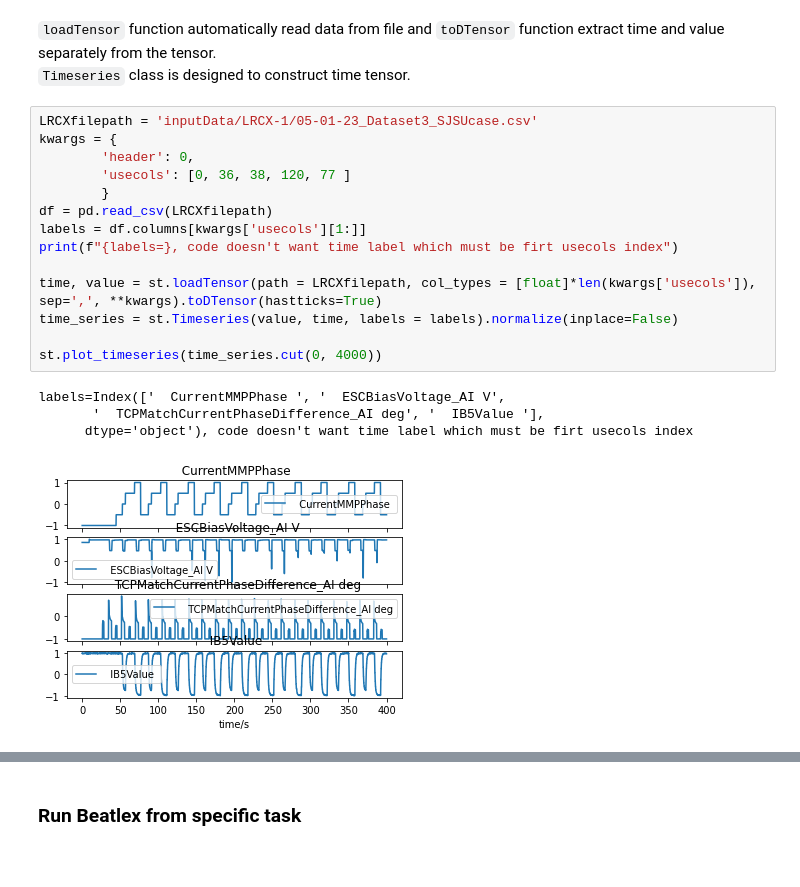
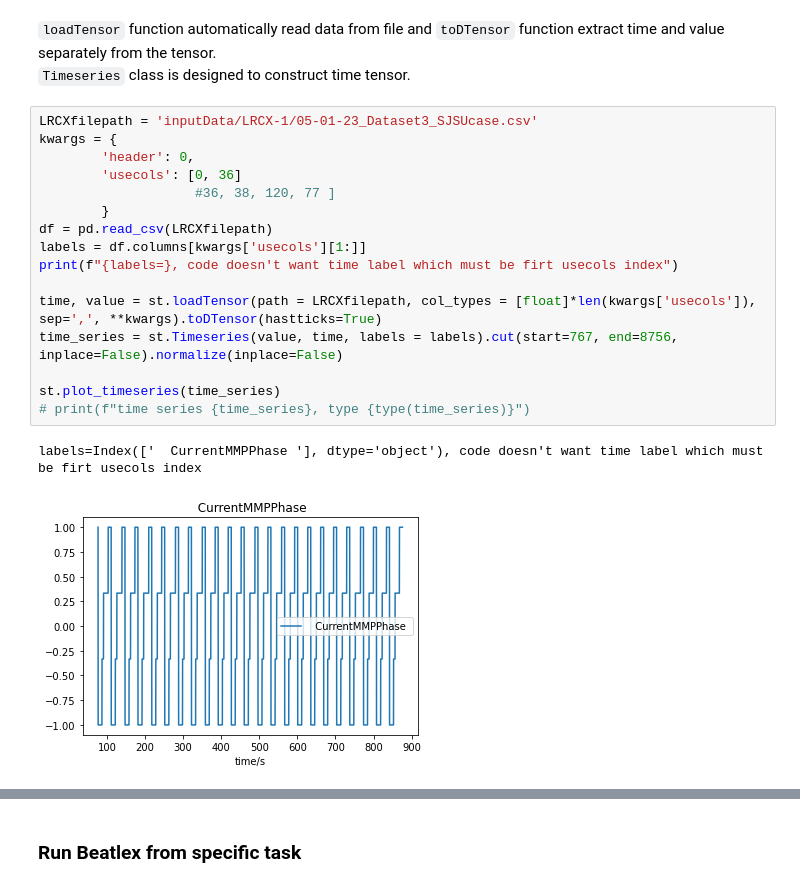
Before and after one commit to adb-home/spartan2-tutorials, a Jupyter notebook: Beatlex_adb.ipynb, the cells around one changed output, grey strips where cells are left out. Saved outputs shown, nothing was run; the diff lists cells and outputs as text; blank space fills up the shorter version.

```diff
--- a/Beatlex_adb.ipynb
+++ b/Beatlex_adb.ipynb
@@ -17,19 +17,19 @@ import pandas as pd
 # %%
 LRCXfilepath = 'inputData/LRCX-1/05-01-23_Dataset3_SJSUcase.csv'
 kwargs = {
         'header': 0,
-        'usecols': [0, 36, 38, 120, 77 ]
+        'usecols': [0, 36]
+                    #36, 38, 120, 77 ]
         }
 df = pd.read_csv(LRCXfilepath)
 labels = df.columns[kwargs['usecols'][1:]]
 print(f"{labels=}, code doesn't want time label which must be firt usecols index")
 
 time, value = st.loadTensor(path = LRCXfilepath, col_types = [float]*len(kwargs['usecols']), sep=',', **kwargs).toDTensor(hastticks=True)
-time_series = st.Timeseries(value, time, labels = labels).normalize(inplace=False)
+time_series = st.Timeseries(value, time, labels = labels).cut(start=767, end=8756, inplace=False).normalize(inplace=False)
 
-st.plot_timeseries(time_series.cut(0, 4000))
+st.plot_timeseries(time_series)
+# print(f"time series {time_series}, type {type(time_series)}")
 # %% [output]
-labels=Index(['  CurrentMMPPhase ', '  ESCBiasVoltage_AI V',
-       '  TCPMatchCurrentPhaseDifference_AI deg', '  IB5Value '],
-      dtype='object'), code doesn't want time label which must be firt usecols index
+labels=Index(['  CurrentMMPPhase '], dtype='object'), code doesn't want time label which must be firt usecols index
-[figure, old version]
+[figure, new version]
```
Also changed, not shown: parts of 3 cells of this notebook.
